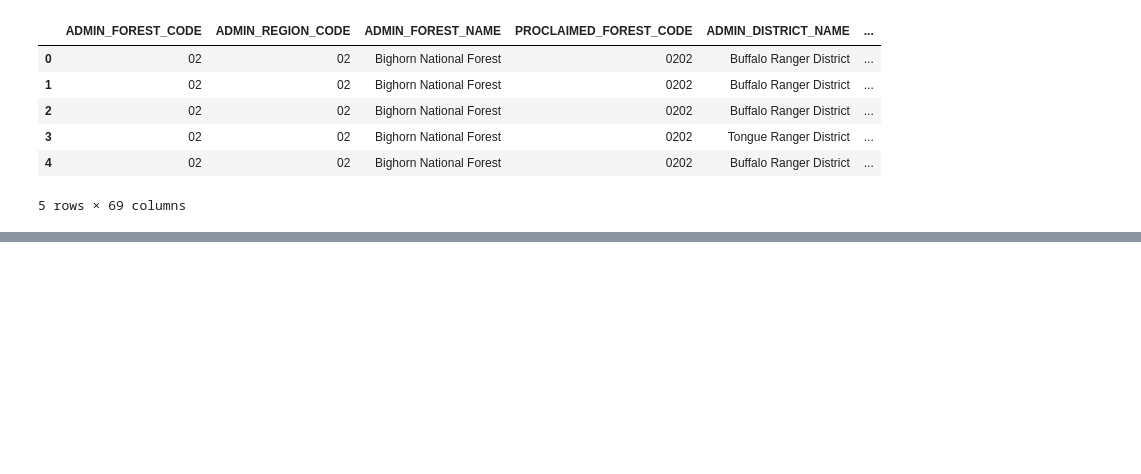
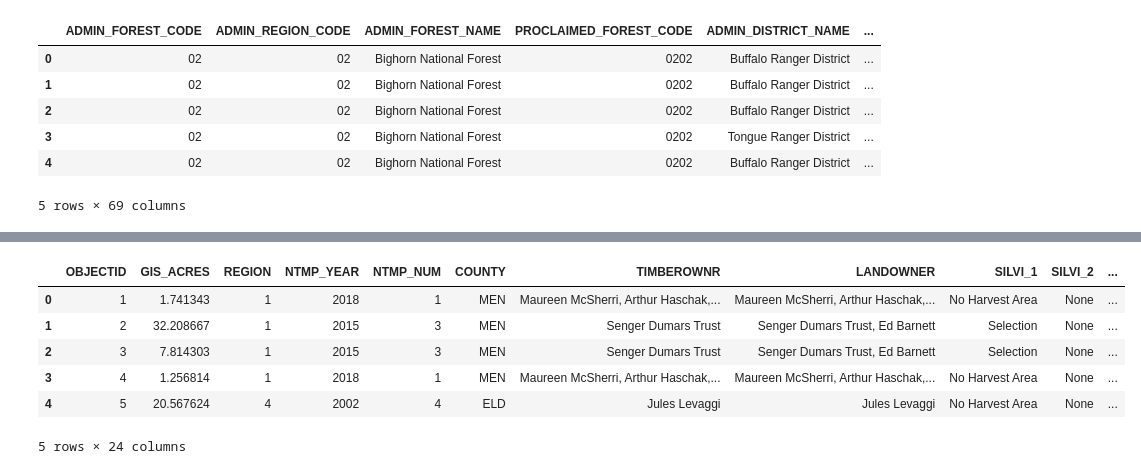
Before and after one commit to golfecholima/ca-wildfire-mitigation, a Jupyter notebook: scratch/scratch-20220407.ipynb, the cells around one changed output, grey strips where cells are left out. Drawn from its saved outputs; the diff is of its cells as text; code cells hidden in the pictures; blank space fills up the shorter version.

```diff
--- a/scratch/scratch-20220407.ipynb
+++ b/scratch/scratch-20220407.ipynb
@@ -7,17 +7,17 @@ import numpy as np
 z_usfs_th = '../data/source/usfs/S_USA.Activity_TimberHarvest.gdb.zip'
 z_usfs_hft = '../data/source/usfs/S_USA.Activity_HazFuelTrt_PL.gdb.zip'
 calfire_th = '../data/source/calfire/ds816/ds816.gdb'
-calfire_ntmp = '../data/source/calfire/cal-fire-nonindustrial-timber-management-plans-and-notices-ta832-metadata.csv'
-calfire_rx = ''
-calfire_calmapper = 'TKTKTK'
+calfire_ntmp = '../data/source/calfire/CAL_FIRE_Nonindustrial_Timber_Management_Plans_and_Notices_TA83.geojson'
+# calfire_rx = ''
+# calfire_calmapper = 'TKTKTK'
 
 # Geodataframes
 usfs_th_df = gpd.read_file(z_usfs_th)
 usfs_hft_df = gpd.read_file(z_usfs_hft)
 calfire_th_df = gpd.read_file(calfire_th)
 calfire_ntmp_df = gpd.read_file(calfire_ntmp)
-calfire_rx_df = gpd.read_file(calfire_rx)
-calfire_calmapper_df = gpd.read_file(calfire_calmapper)
+# calfire_rx_df = gpd.read_file(calfire_rx)
+# calfire_calmapper_df = gpd.read_file(calfire_calmapper)
 
 # TO DO
 # GOTTA VERIFY RX BECAUSE PREVIOUS URL RETURNED 404
@@ -42,0 +60,10 @@ usfs_th_df.head()
+# %%
+calfire_ntmp_df.head()
+# %% [output]
+|  | OBJECTID | GIS_ACRES | REGION | NTMP_YEAR | NTMP_NUM | COUNTY | TIMBEROWNR | LANDOWNER | SILVI_1 | SILVI_2 | ... |
+| 0 | 1 | 1.741343 | 1 | 2018 | 1 | MEN | Maureen McSherri, Arthur Haschak,... | Maureen McSherri, Arthur Haschak,... | No Harvest Area | None | ... |
+| 1 | 2 | 32.208667 | 1 | 2015 | 3 | MEN | Senger Dumars Trust | Senger Dumars Trust, Ed Barnett | Selection | None | ... |
+| 2 | 3 | 7.814303 | 1 | 2015 | 3 | MEN | Senger Dumars Trust | Senger Dumars Trust, Ed Barnett | Selection | None | ... |
+| 3 | 4 | 1.256814 | 1 | 2018 | 1 | MEN | Maureen McSherri, Arthur Haschak,... | Maureen McSherri, Arthur Haschak,... | No Harvest Area | None | ... |
+| 4 | 5 | 20.567624 | 4 | 2002 | 4 | ELD | Jules Levaggi | Jules Levaggi | No Harvest Area | None | ... |
+5 rows × 24 columns
```
Also changed, not shown: parts of 3 cells of this notebook, 1 other file.
